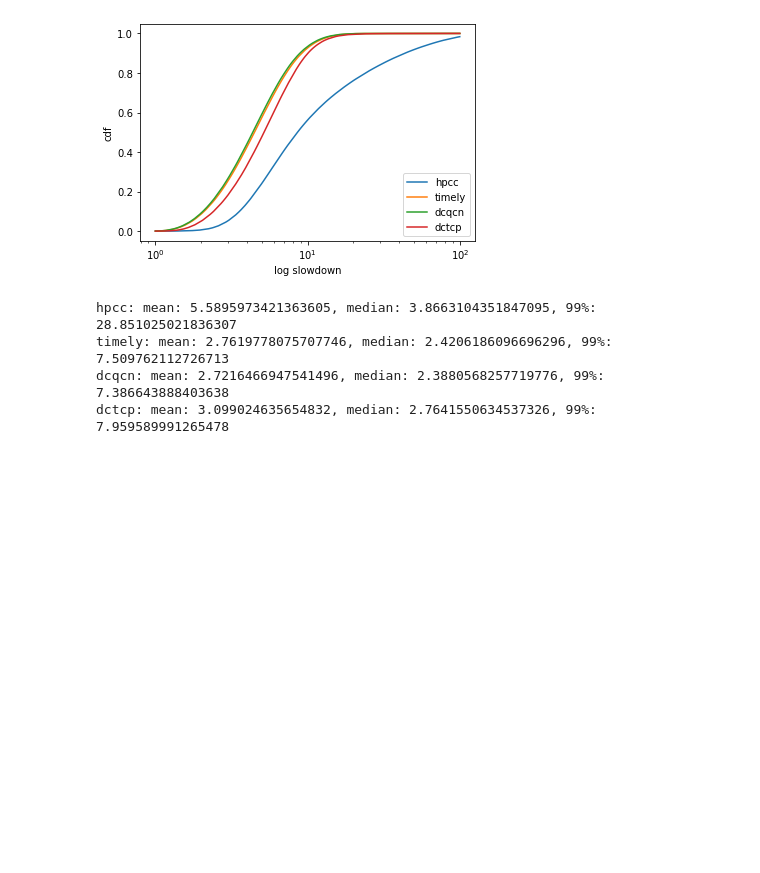
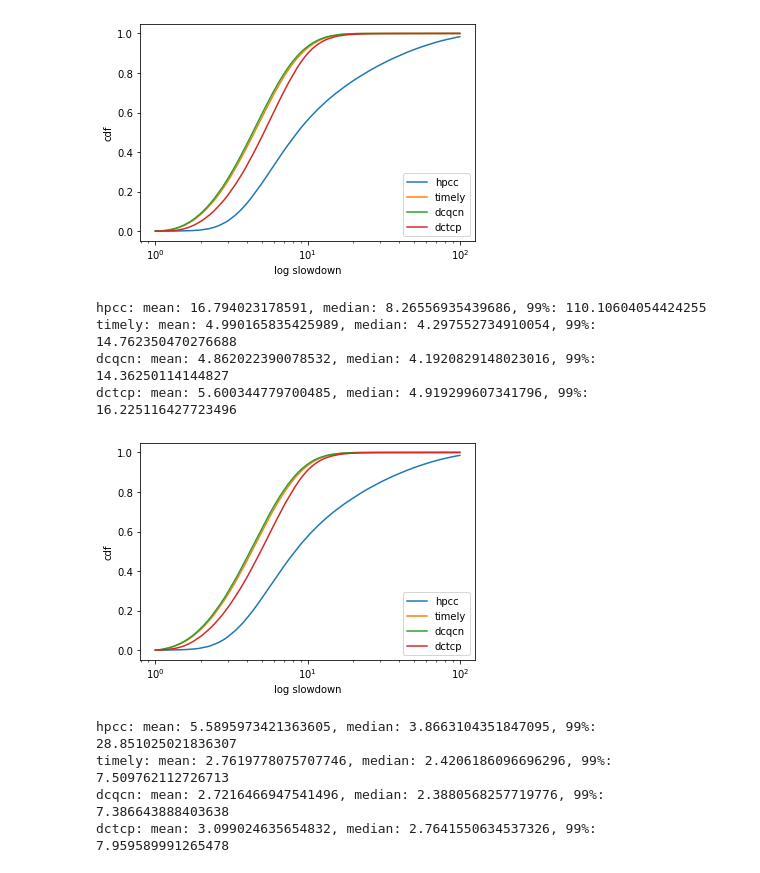
Before and after one commit to sakshamagarwals/High-Precision-Congestion-Control, a Jupyter notebook: visualizations/slowdown.ipynb, the cells around one changed output. Cells and saved outputs as stored; diff of their text form; code cells hidden in the pictures; blank space fills up the shorter version.

```diff
--- a/visualizations/slowdown.ipynb
+++ b/visualizations/slowdown.ipynb
@@ -142,6 +142,14 @@ timely: mean: 5.173524586567437, median: 4.4748196511734095, 99%: 15.13080997169
 dcqcn: mean: 5.037583448657658, median: 4.362672358688705, 99%: 14.7023102912976
 dctcp: mean: 5.860024386243266, median: 5.170874805953795, 99%: 16.7292941283901
 [figure]
+# %%
+cdf('rpc_32_a1_l7')
+# %% [output]
+hpcc: mean: 16.794023178591, median: 8.26556935439686, 99%: 110.10604054424255
+timely: mean: 4.990165835425989, median: 4.297552734910054, 99%: 14.762350470276688
+dcqcn: mean: 4.862022390078532, median: 4.1920829148023016, 99%: 14.36250114144827
+dctcp: mean: 5.600344779700485, median: 4.919299607341796, 99%: 16.225116427723496
+[figure, added]
 # %%
 cdf('rpc_64')
 # %% [output]
```
Also changed, not shown: parts of 11 cells of this notebook, 14 other files.
